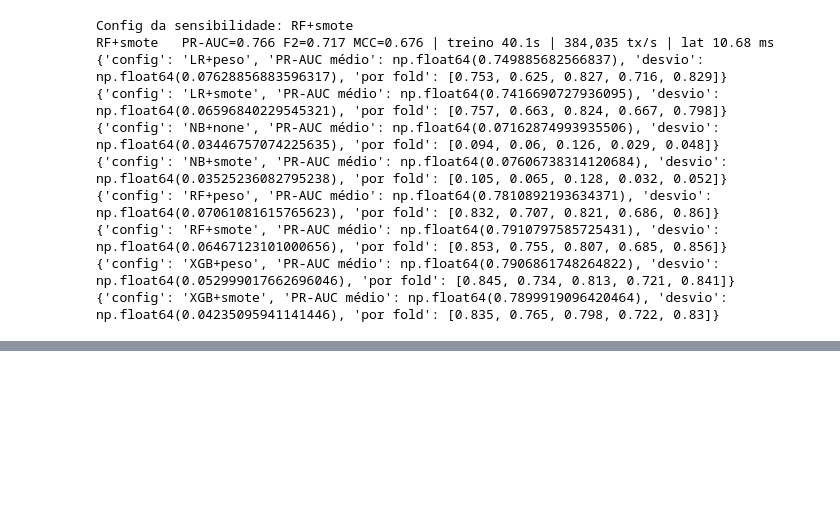
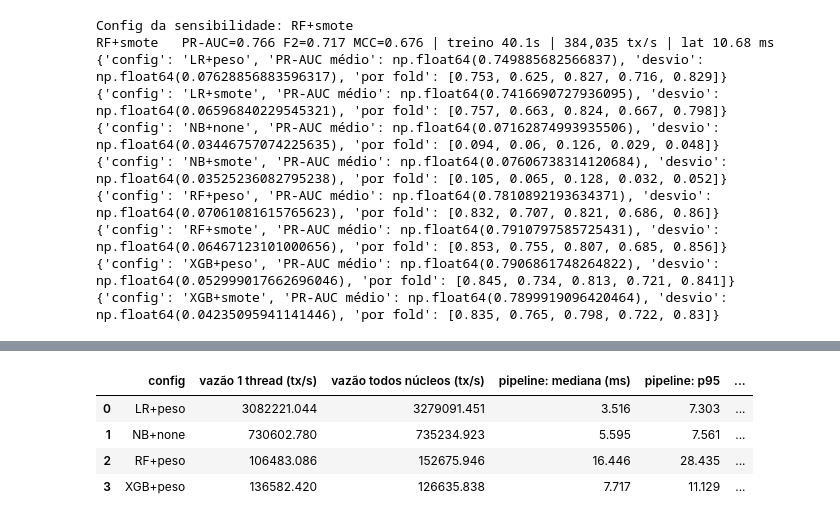
Before and after one commit to jsilva-source/fraud_detection_model, a Jupyter notebook: notebooks/note.ipynb, the cells around one changed output, grey strips where cells are left out. Cells and saved outputs as stored; diff of their text form; code cells hidden in the pictures; blank space fills up the shorter version.

```diff
--- a/notebooks/note.ipynb
+++ b/notebooks/note.ipynb
@@ -312,3 +312,79 @@ RF+smote   PR-AUC=0.766 F2=0.717 MCC=0.676 | treino 40.1s | 384,035 tx/s | lat 1
 {'config': 'RF+smote', 'PR-AUC médio': np.float64(0.7910797585725431), 'desvio': np.float64(0.06467123101000656), 'por fold': [0.853, 0.755, 0.807, 0.685, 0.856]}
 {'config': 'XGB+peso', 'PR-AUC médio': np.float64(0.7906861748264822), 'desvio': np.float64(0.052999017662696046), 'por fold': [0.845, 0.734, 0.813, 0.721, 0.841]}
 {'config': 'XGB+smote', 'PR-AUC médio': np.float64(0.7899919096420464), 'desvio': np.float64(0.04235095941141446), 'por fold': [0.835, 0.765, 0.798, 0.722, 0.83]}
+# %%
+import gc, platform, sys, sklearn, xgboost, imblearn
+
+def info_ambiente():
+    return {"SO": platform.platform(), "CPU": platform.processor(),
+            "núcleos lógicos": os.cpu_count(), "Python": sys.version.split()[0],
+            "numpy": np.__version__, "pandas": pd.__version__,
+            "scikit-learn": sklearn.__version__, "xgboost": xgboost.__version__,
+            "imbalanced-learn": imblearn.__version__}
+
+def _lat(fn, entradas, aquec=30):
+    """Latência (ms) de cada chamada, com GC desligado durante a medição."""
+    for e in entradas[:aquec]:
+        fn(e)
+    gc.collect(); gc.disable()
+    try:
+        out = []
+        for e in entradas:
+            t0 = time.perf_counter(); fn(e)
+            out.append((time.perf_counter() - t0) * 1000)
+    finally:
+        gc.enable()
+    return np.array(out)
+
+def _lat_rep(fn, entradas, n_rep):
+    """Mediana das medianas + p95/p99 das latências agrupadas de todas as repetições."""
+    todas = [_lat(fn, entradas) for _ in range(n_rep)]
+    return (np.median([np.median(l) for l in todas]),
+            *np.percentile(np.concatenate(todas), [95, 99]))
+
+def _vazao(fn, X, n_rep=5):
+    fn(X[:1000])                                            # aquecimento
+    ts = []
+    for _ in range(n_rep):
+        t0 = time.perf_counter(); fn(X); ts.append(time.perf_counter() - t0)
+    return len(X) / np.median(ts)
+
+def bench_inferencia(train, test, features, configs, n_lat=300, n_rep=5):
+    Xtr, ytr, Xte = train[features], train["Class"].values, test[features]
+    pos = np.random.default_rng(RANDOM_STATE).choice(len(Xte), n_lat, replace=False)
+    linhas_df = [Xte.iloc[[i]] for i in pos]               # montadas fora do cronômetro
+    rows = []
+    for modelo, bal in configs:
+        pipe = build_pipe(modelo, bal, features, ytr)
+        pipe.fit(Xtr, ytr)
+        pre, clf = pipe.named_steps["pre"], pipe.named_steps["clf"]
+
+        v_todos = _vazao(pipe.predict_proba, Xte, n_rep)    # núcleos padrão (RF/XGB: todos)
+        pipe.set_params(**{k: 1 for k in pipe.get_params() if k.endswith("n_jobs")})
+        v_1 = _vazao(pipe.predict_proba, Xte, n_rep)        # 1 thread (comparação justa)
+
+        Xt = pre.transform(Xte)
+        linhas_np = [Xt[i:i + 1] for i in pos]
+        comp = _lat_rep(pipe.predict_proba, linhas_df, n_rep)   # pipeline completo
+        prep = _lat_rep(pre.transform, linhas_df, n_rep)        # só pré-processamento
+        mod = _lat_rep(clf.predict_proba, linhas_np, n_rep)     # só o modelo
+
+        rows.append({"config": f"{modelo}+{bal}",
+                     "vazão 1 thread (tx/s)": v_1, "vazão todos núcleos (tx/s)": v_todos,
+                     "pipeline: mediana (ms)": comp[0], "pipeline: p95": comp[1], "pipeline: p99": comp[2],
+                     "pré-proc.: mediana (ms)": prep[0],
+                     "modelo: mediana (ms)": mod[0], "modelo: p95": mod[1], "modelo: p99": mod[2]})
+        print(f"{modelo}+{bal:<6} pipeline {comp[0]:.2f} ms | pré-proc. {prep[0]:.2f} ms | "
+              f"modelo {mod[0]:.2f} ms | {v_1:,.0f} tx/s (1 thread)")
+    return pd.DataFrame(rows)
+
+# O custo de inferência não depende da técnica de balanceamento, então basta um por modelo
+CONFIGS_INF = [("LR", "peso"), ("NB", "none"), ("RF", "peso"), ("XGB", "peso")]
+amb = info_ambiente()
+print(amb)
+pd.Series(amb).to_csv("../results/ambiente.csv", header=["valor"])
+
+res_inf = bench_inferencia(train_df, test_df, FEATURES, CONFIGS_INF)
+res_inf.to_csv("../results/resultados_inferencia.csv", index=False)
+res_inf.round(3)
+# %% [output]
@@ -314,0 +396,5 @@ RF+smote   PR-AUC=0.766 F2=0.717 MCC=0.676 | treino 40.1s | 384,035 tx/s | lat 1
+|  | config | vazão 1 thread (tx/s) | vazão todos núcleos (tx/s) | pipeline: mediana (ms) | pipeline: p95 | ... |
+| 0 | LR+peso | 3082221.044 | 3279091.451 | 3.516 | 7.303 | ... |
+| 1 | NB+none | 730602.780 | 735234.923 | 5.595 | 7.561 | ... |
+| 2 | RF+peso | 106483.086 | 152675.946 | 16.446 | 28.435 | ... |
+| 3 | XGB+peso | 136582.420 | 126635.838 | 7.717 | 11.129 | ... |
```
Also changed, not shown: parts of 1 cell of this notebook, 1 other file.
